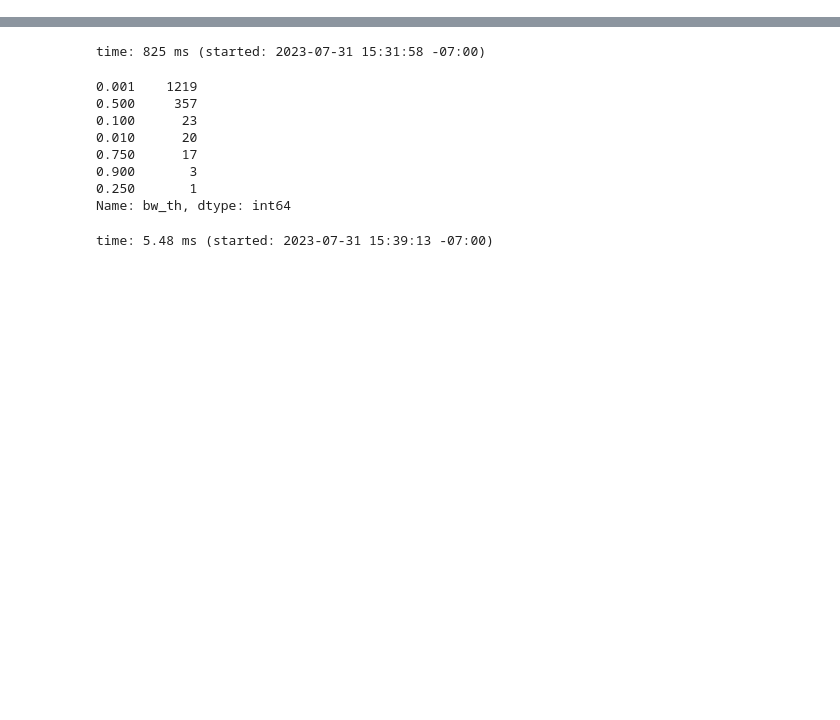
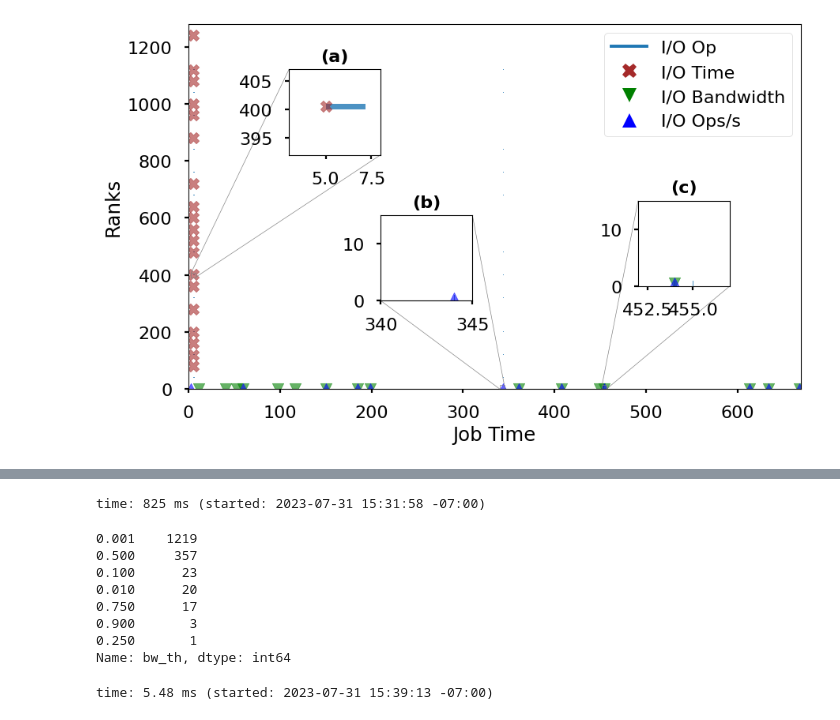
Before and after one commit to izzet/wisio, a Jupyter notebook: notebooks/recorder-cm1.ipynb, the cells around one changed output, grey strips where cells are left out. Saved outputs shown, nothing was run; the diff lists cells and outputs as text; code cells hidden in the pictures; blank space fills up the shorter version.

```diff
--- a/notebooks/recorder-cm1.ipynb
+++ b/notebooks/recorder-cm1.ipynb
@@ -284,0 +284,58 @@ time: 3.14 s (started: 2023-08-01 22:27:03 -07:00)
+# %%
+from mpl_toolkits.axes_grid1.inset_locator import zoomed_inset_axes
+from mpl_toolkits.axes_grid1.inset_locator import mark_inset
+
+def mark_zoom(ax, zoom, bbox_to_anchor, xlim, ylim, loc1, loc2, note):
+    axins = zoomed_inset_axes(ax, zoom, loc='upper left', bbox_to_anchor=bbox_to_anchor, bbox_transform=ax.transAxes)
+
+    for b in bar_data:
+        axins.broken_barh(**b)
+
+    for metric, s0 in scatter_data.items():
+        for s in s0:
+            axins.scatter(**s)
+
+    axins.set_xlim(xlim)
+    axins.set_ylim(ylim)
+
+    mark_inset(ax, axins, loc1=loc1, loc2=loc2, fc="none", ec="0.5")
+
+    axins.annotate(note, xy=(0.5, 1.15), xycoords='axes fraction',
+                ha='center', va='center', fontsize=16, weight='bold')
+
+mark_zoom(
+    ax=ax,
+    zoom=20,
+    bbox_to_anchor=(0.15, 0.6, .3, .3),
+    xlim=(3, 8),
+    ylim=(392, 407),
+    loc1=2,
+    loc2=4,
+    note='(a)'
+)
+
+mark_zoom(
+    ax=ax,
+    zoom=20,
+    bbox_to_anchor=(0.3, 0.2, .3, .3),
+    xlim=(340, 345),
+    ylim=(0, 15),
+    loc1=1,
+    loc2=3,
+    note='(b)'
+)
+
+mark_zoom(
+    ax=ax,
+    zoom=20,
+    bbox_to_anchor=(0.72, 0.24, .3, .3),
+    xlim=(452, 457),
+    ylim=(0, 15),
+    loc1=2,
+    loc2=4,
+    note='(c)'
+)
+
+fig
+# %% [output]
+[figure, added]
```
Also changed, not shown: parts of 16 cells of this notebook, 2 other files.
